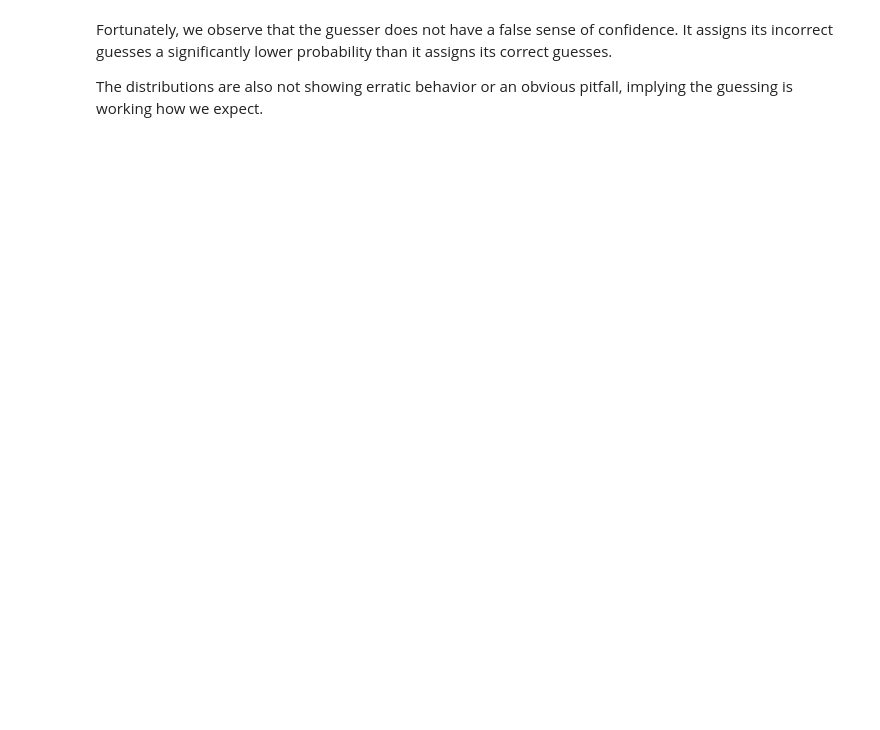
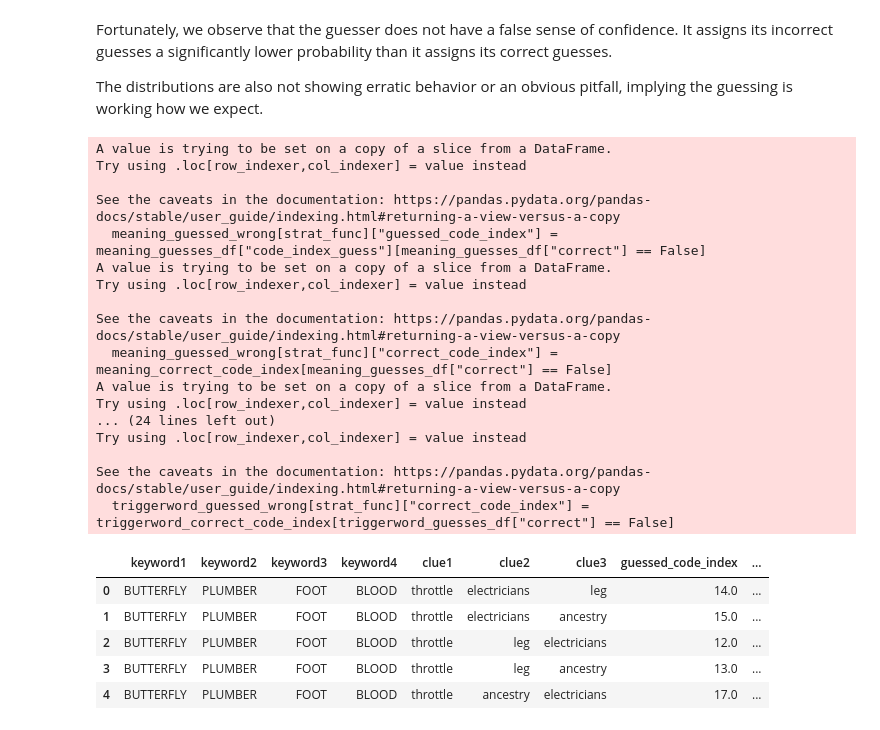
Before and after one commit to TheJDen/decrypto-ai-research, a Jupyter notebook: word2vec_unsupervised_guessing.ipynb, the cells around one changed output. Drawn from its saved outputs; the diff is of its cells as text; code cells hidden in the pictures; blank space fills up the shorter version.

Commit message:
fixed dataset legal bug and added guesser review

```diff
--- a/word2vec_unsupervised_guessing.ipynb
+++ b/word2vec_unsupervised_guessing.ipynb
@@ -112,3 +112,41 @@ for strat_func, triggerword_guesses_df in triggerword_guesses.items():
 Fortunately, we observe that the guesser does not have a false sense of confidence. It assigns its incorrect guesses a significantly lower probability than it assigns its correct guesses.
 
 The distributions are also not showing erratic behavior or an obvious pitfall, implying the guessing is working how we expect.
+# %%
+meaning_guessed_wrong = {}
+for strat_func, meaning_guesses_df in meaning_guesses.items():
+    meaning_guessed_wrong[strat_func] =  meaning_clue_df[meaning_guesses_df["correct"] == False]
+    meaning_guessed_wrong[strat_func]["guessed_code_index"] = meaning_guesses_df["code_index_guess"][meaning_guesses_df["correct"] == False]
+    meaning_guessed_wrong[strat_func]["correct_code_index"] = meaning_correct_code_index[meaning_guesses_df["correct"] == False]
+
+triggerword_guessed_wrong = {}
+for strat_func, triggerword_guesses_df in triggerword_guesses.items():
+    triggerword_guessed_wrong[strat_func] =  triggerword_clue_df[triggerword_guesses_df["correct"] == False]
+    triggerword_guessed_wrong[strat_func]["guessed_code_index"] = triggerword_guesses_df["code_index_guess"][triggerword_guesses_df["correct"] == False]
+    triggerword_guessed_wrong[strat_func]["correct_code_index"] = triggerword_correct_code_index[triggerword_guesses_df["correct"] == False]
+
+meaning_guessed_wrong[log_square_cosine_similarity].head()
+# %% [output]
+A value is trying to be set on a copy of a slice from a DataFrame.
+Try using .loc[row_indexer,col_indexer] = value instead
+
+See the caveats in the documentation: https://pandas.pydata.org/pandas-docs/stable/user_guide/indexing.html#returning-a-view-versus-a-copy
+  meaning_guessed_wrong[strat_func]["guessed_code_index"] = meaning_guesses_df["code_index_guess"][meaning_guesses_df["correct"] == False]
+A value is trying to be set on a copy of a slice from a DataFrame.
+Try using .loc[row_indexer,col_indexer] = value instead
+
+See the caveats in the documentation: https://pandas.pydata.org/pandas-docs/stable/user_guide/indexing.html#returning-a-view-versus-a-copy
+  meaning_guessed_wrong[strat_func]["correct_code_index"] = meaning_correct_code_index[meaning_guesses_df["correct"] == False]
+A value is trying to be set on a copy of a slice from a DataFrame.
+Try using .loc[row_indexer,col_indexer] = value instead
+... (24 lines left out)
+Try using .loc[row_indexer,col_indexer] = value instead
+
+See the caveats in the documentation: https://pandas.pydata.org/pandas-docs/stable/user_guide/indexing.html#returning-a-view-versus-a-copy
+  triggerword_guessed_wrong[strat_func]["correct_code_index"] = triggerword_correct_code_index[triggerword_guesses_df["correct"] == False]
+|  | keyword1 | keyword2 | keyword3 | keyword4 | clue1 | clue2 | clue3 | guessed_code_index | ... |
+| 0 | BUTTERFLY | PLUMBER | FOOT | BLOOD | throttle | electricians | leg | 14.0 | ... |
+| 1 | BUTTERFLY | PLUMBER | FOOT | BLOOD | throttle | electricians | ancestry | 15.0 | ... |
+| 2 | BUTTERFLY | PLUMBER | FOOT | BLOOD | throttle | leg | electricians | 12.0 | ... |
+| 3 | BUTTERFLY | PLUMBER | FOOT | BLOOD | throttle | leg | ancestry | 13.0 | ... |
+| 4 | BUTTERFLY | PLUMBER | FOOT | BLOOD | throttle | ancestry | electricians | 17.0 | ... |
```
Also changed, not shown: parts of 3 cells of this notebook, 1 other file.
